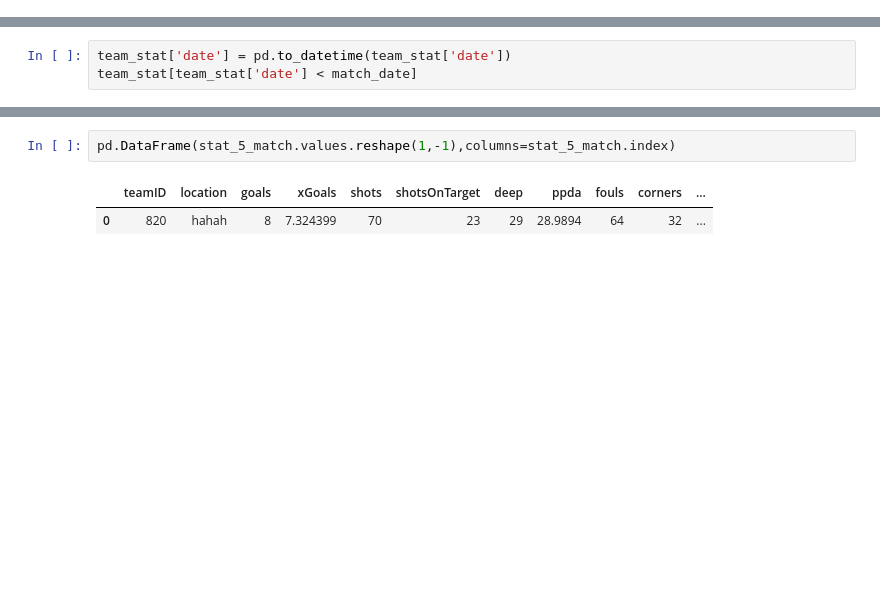
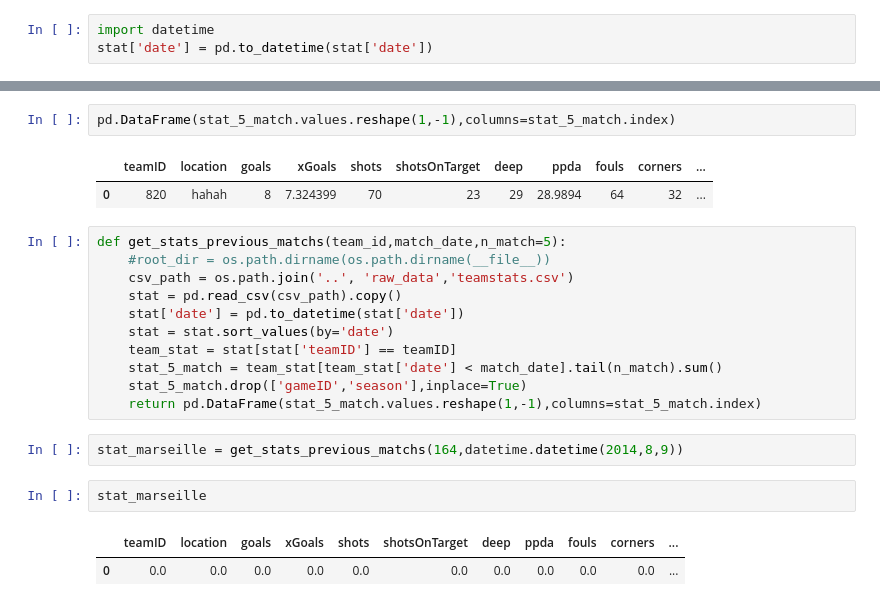
Before and after one commit to NicolasJalbau/soccer_predict, a Jupyter notebook: notebooks/NJA_Stats_5_matchs.ipynb, the cells around one changed output, grey strips where cells are left out. Drawn from its saved outputs; the diff is of its cells as text; blank space fills up the shorter version.

```diff
--- a/notebooks/NJA_Stats_5_matchs.ipynb
+++ b/notebooks/NJA_Stats_5_matchs.ipynb
@@ -19,4 +21,7 @@ stat
 | 25358 | 16135 | 225 | 2020 | 2021-05-23 19:00:00 | h | 1 | 0.323960 | 6 | 2 | 1 | ... |
 | 25359 | 16135 | 179 | 2020 | 2021-05-23 19:00:00 | a | 1 | 0.521913 | 7 | 1 | 0 | ... |
 25360 rows × 16 columns
+# %%
+import datetime
+stat['date'] = pd.to_datetime(stat['date'])
 # %%
@@ -30,3 +70,0 @@ team_stat = stat[stat['teamID'] == teamID]
-# %%
-team_stat['date'] = pd.to_datetime(team_stat['date'])
-team_stat[team_stat['date'] < match_date]
@@ -67,3 +82,21 @@ pd.DataFrame(stat_5_match.values.reshape(1,-1),columns=stat_5_match.index)
 # %% [output]
 |  | teamID | location | goals | xGoals | shots | shotsOnTarget | deep | ppda | fouls | corners | ... |
 | 0 | 820 | hahah | 8 | 7.324399 | 70 | 23 | 29 | 28.9894 | 64 | 32 | ... |
+# %%
+def get_stats_previous_matchs(team_id,match_date,n_match=5):
+    #root_dir = os.path.dirname(os.path.dirname(__file__))
+    csv_path = os.path.join('..', 'raw_data','teamstats.csv')
+    stat = pd.read_csv(csv_path).copy()
+    stat['date'] = pd.to_datetime(stat['date'])
+    stat = stat.sort_values(by='date')
+    team_stat = stat[stat['teamID'] == teamID]
+    stat_5_match = team_stat[team_stat['date'] < match_date].tail(n_match).sum()
+    stat_5_match.drop(['gameID','season'],inplace=True)
+    return pd.DataFrame(stat_5_match.values.reshape(1,-1),columns=stat_5_match.index)
+# %%
+stat_marseille = get_stats_previous_matchs(164,datetime.datetime(2014,8,9))
+# %%
+stat_marseille
+# %% [output]
+|  | teamID | location | goals | xGoals | shots | shotsOnTarget | deep | ppda | fouls | corners | ... |
+| 0 | 0.0 | 0.0 | 0.0 | 0.0 | 0.0 | 0.0 | 0.0 | 0.0 | 0.0 | 0.0 | ... |
```
Also changed, not shown: parts of 4 cells of this notebook.
